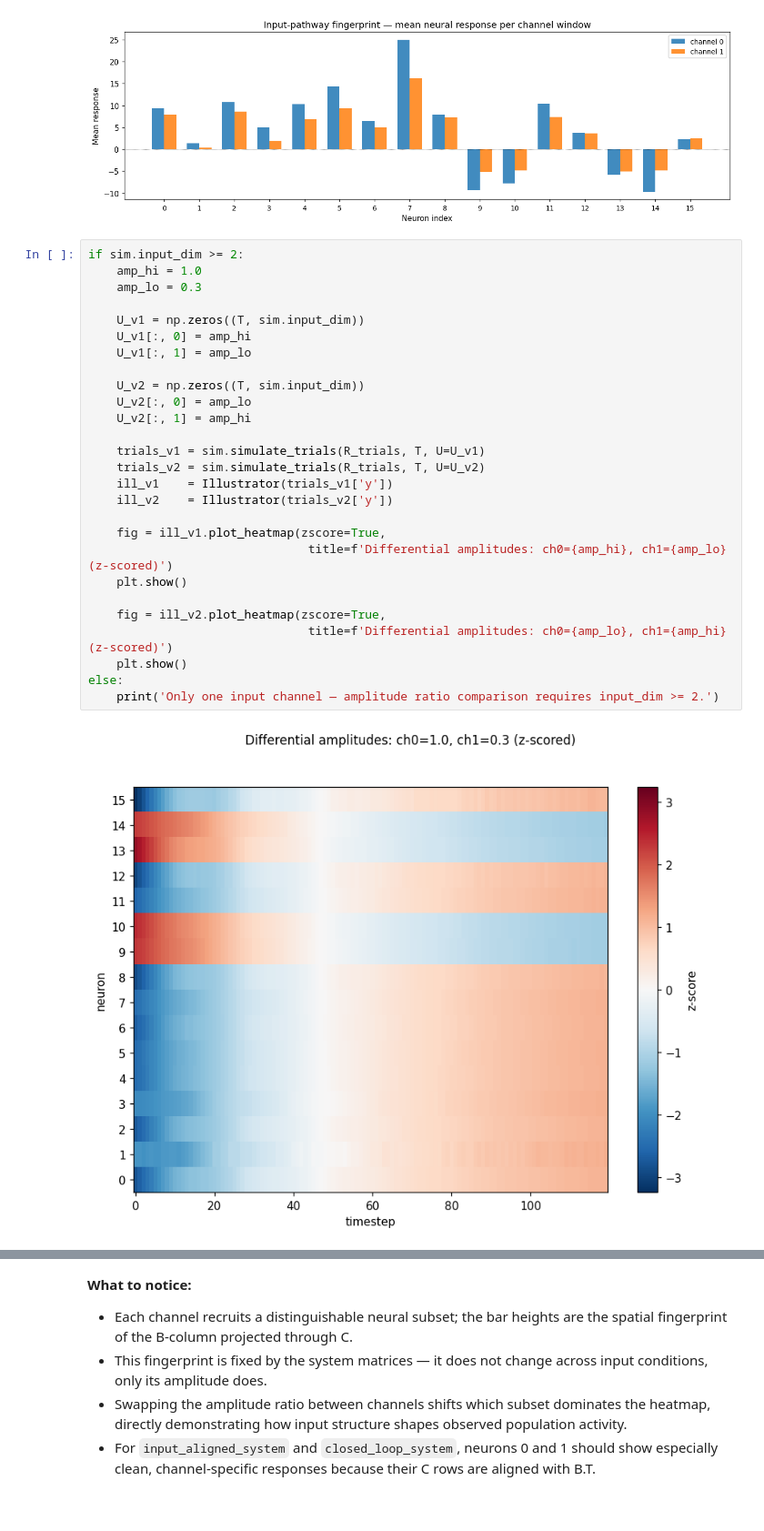
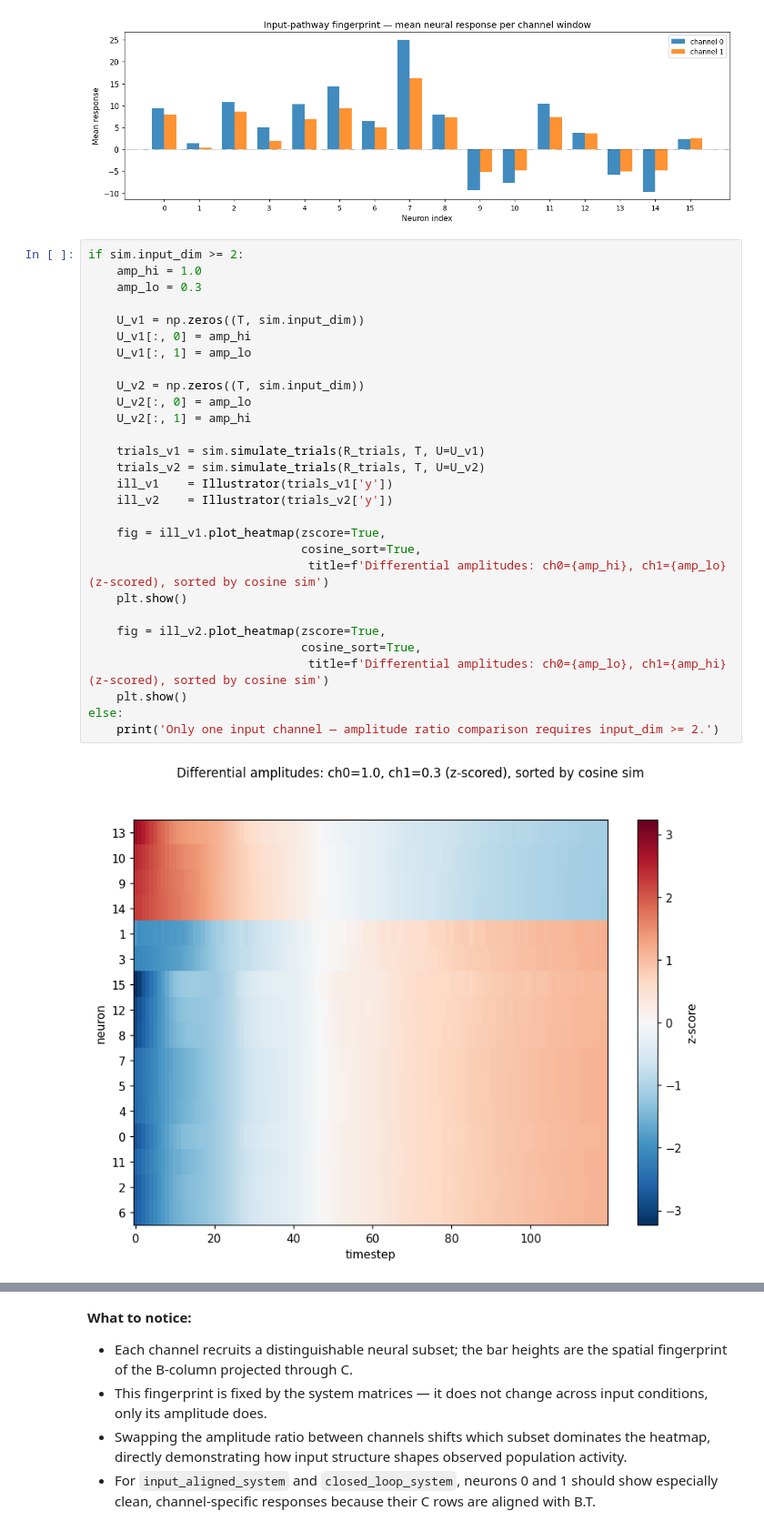
Before and after one commit to henrikhalasz/GG4, a Jupyter notebook: week 1/system_analysis.ipynb, the cells around one changed output, grey strips where cells are left out. Shown at 91% size. Cells and saved outputs as stored; diff of their text form.

```diff
--- a/week 1/system_analysis.ipynb
+++ b/week 1/system_analysis.ipynb
@@ -509,29 +513,31 @@ plt.show()
 # %%
 if sim.input_dim >= 2:
     amp_hi = 1.0
     amp_lo = 0.3
 
     U_v1 = np.zeros((T, sim.input_dim))
     U_v1[:, 0] = amp_hi
     U_v1[:, 1] = amp_lo
 
     U_v2 = np.zeros((T, sim.input_dim))
     U_v2[:, 0] = amp_lo
     U_v2[:, 1] = amp_hi
 
     trials_v1 = sim.simulate_trials(R_trials, T, U=U_v1)
     trials_v2 = sim.simulate_trials(R_trials, T, U=U_v2)
     ill_v1    = Illustrator(trials_v1['y'])
     ill_v2    = Illustrator(trials_v2['y'])
 
     fig = ill_v1.plot_heatmap(zscore=True,
-                               title=f'Differential amplitudes: ch0={amp_hi}, ch1={amp_lo} (z-scored)')
+                              cosine_sort=True,
+                               title=f'Differential amplitudes: ch0={amp_hi}, ch1={amp_lo} (z-scored), sorted by cosine sim')
     plt.show()
 
     fig = ill_v2.plot_heatmap(zscore=True,
-                               title=f'Differential amplitudes: ch0={amp_lo}, ch1={amp_hi} (z-scored)')
+                              cosine_sort=True,
+                               title=f'Differential amplitudes: ch0={amp_lo}, ch1={amp_hi} (z-scored), sorted by cosine sim')
     plt.show()
 else:
     print('Only one input channel — amplitude ratio comparison requires input_dim >= 2.')
 # %% [output]
-[figure, old version]
+[figure, new version]
```
Also changed, not shown: parts of 8 cells of this notebook, 1 other file.
